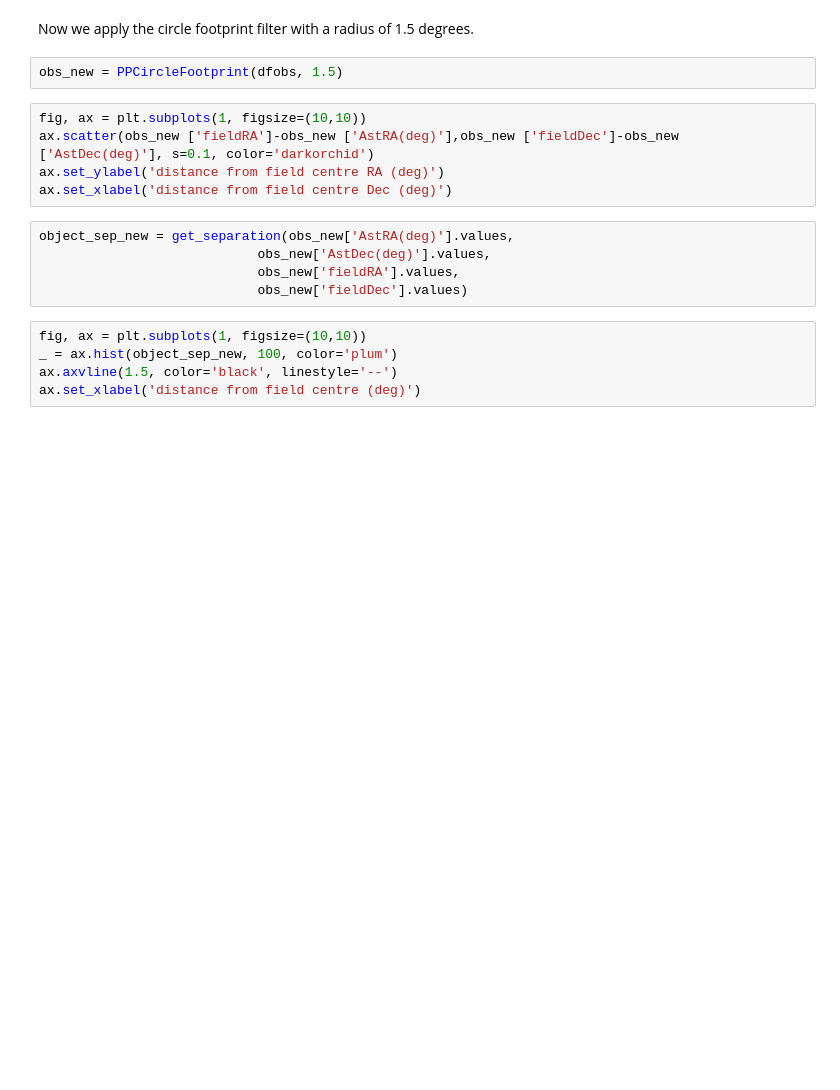
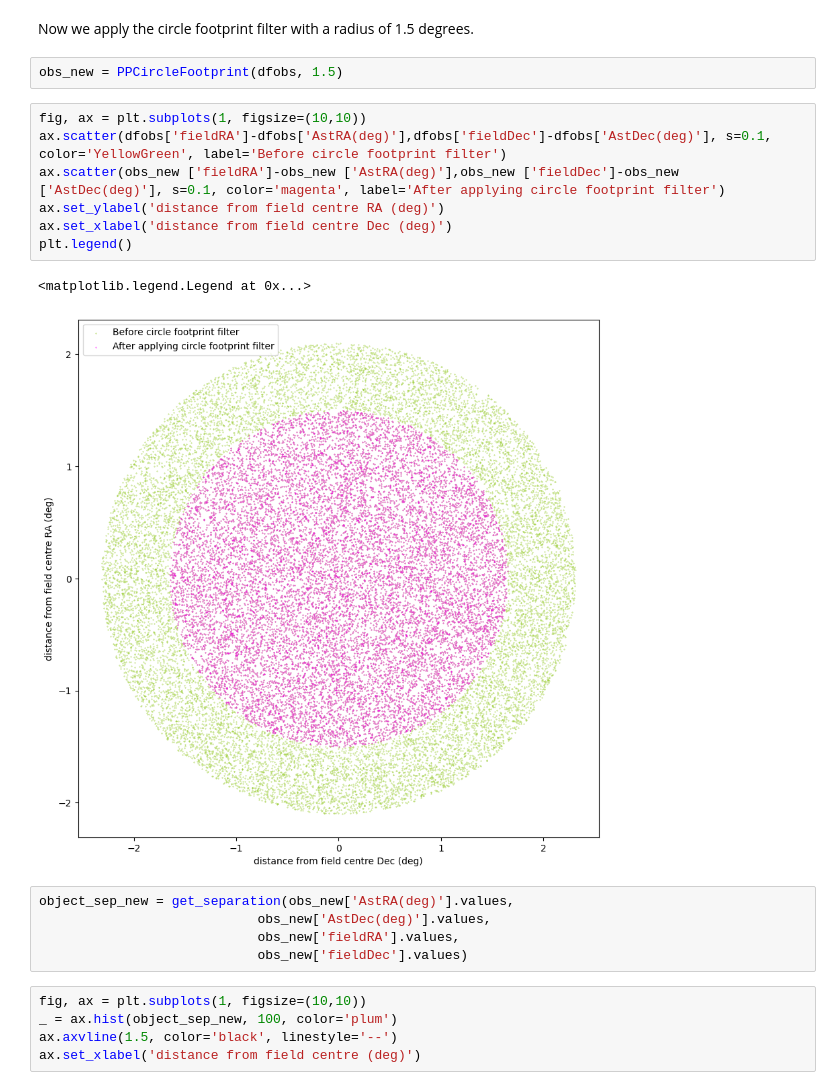
Before and after one commit to dirac-institute/sorcha, a Jupyter notebook: docs/notebooks/demo_CircleFootprint.ipynb, the cells around one changed output. Drawn from its saved outputs; the diff is of its cells as text; blank space fills up the shorter version.

```diff
--- a/docs/notebooks/demo_CircleFootprint.ipynb
+++ b/docs/notebooks/demo_CircleFootprint.ipynb
@@ -63,9 +87,14 @@ Now we apply the circle footprint filter with a radius of 1.5 degrees.
 obs_new = PPCircleFootprint(dfobs, 1.5)
 # %%
 fig, ax = plt.subplots(1, figsize=(10,10))
-ax.scatter(obs_new ['fieldRA']-obs_new ['AstRA(deg)'],obs_new ['fieldDec']-obs_new ['AstDec(deg)'], s=0.1, color='darkorchid')
+ax.scatter(dfobs['fieldRA']-dfobs['AstRA(deg)'],dfobs['fieldDec']-dfobs['AstDec(deg)'], s=0.1, color='YellowGreen', label='Before circle footprint filter')
+ax.scatter(obs_new ['fieldRA']-obs_new ['AstRA(deg)'],obs_new ['fieldDec']-obs_new ['AstDec(deg)'], s=0.1, color='magenta', label='After applying circle footprint filter')
 ax.set_ylabel('distance from field centre RA (deg)')
 ax.set_xlabel('distance from field centre Dec (deg)')
+plt.legend()
+# %% [output]
+<matplotlib.legend.Legend at 0x...>
+[figure, added]
 # %%
 object_sep_new = get_separation(obs_new['AstRA(deg)'].values,
                             obs_new['AstDec(deg)'].values,
```
Also changed, not shown: parts of 5 cells of this notebook, 6 other files.
